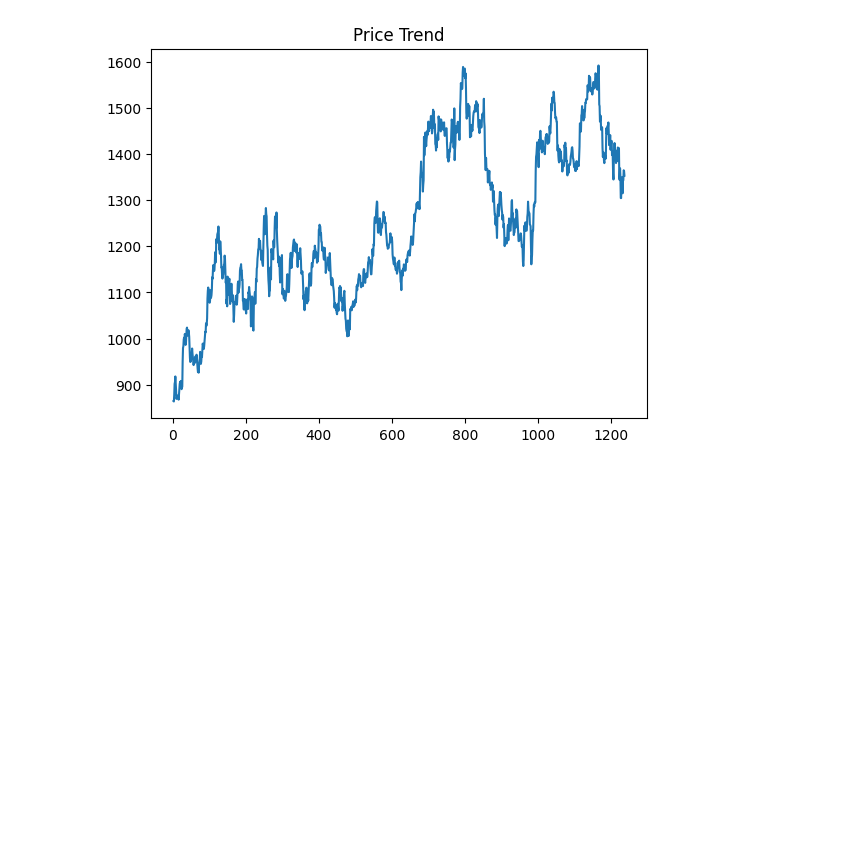
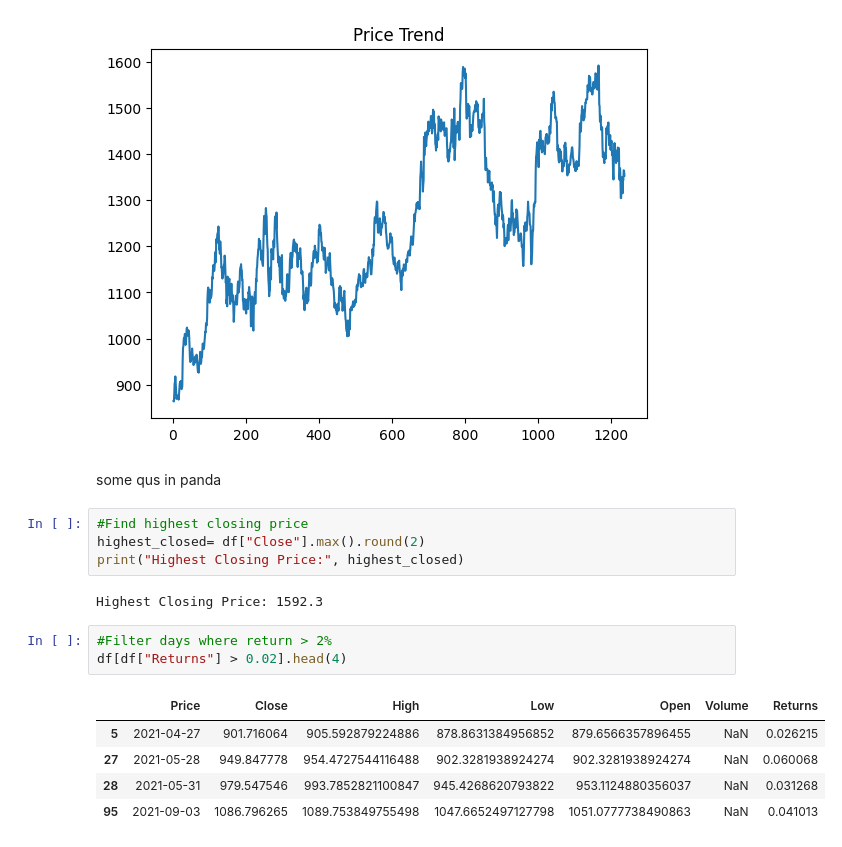
Before and after one commit to sachin23-an/Quant-Foundations, a Jupyter notebook: notebooks/day-03-pandas.ipynb, the cells around one changed output. Cells and saved outputs as stored; diff of their text form; blank space fills up the shorter version.

Commit message:
Day 3: pandas basics, data inspection, returns calculation

```diff
--- a/notebooks/day-03-pandas.ipynb
+++ b/notebooks/day-03-pandas.ipynb
@@ -137,3 +137,20 @@ plt.title("Price Trend")
 plt.show()
 # %% [output]
 [figure]
+# %% [markdown]
+some qus in panda
+# %%
+#Find highest closing price
+highest_closed= df["Close"].max().round(2)
+print("Highest Closing Price:", highest_closed)
+# %% [output]
+Highest Closing Price: 1592.3
+# %%
+#Filter days where return > 2%
+df[df["Returns"] > 0.02].head(4)
+# %% [output]
+|  | Price | Close | High | Low | Open | Volume | Returns |
+| 5 | 2021-04-27 | 901.716064 | 905.592879224886 | 878.8631384956852 | 879.6566357896455 | NaN | 0.026215 |
+| 27 | 2021-05-28 | 949.847778 | 954.4727544116488 | 902.3281938924274 | 902.3281938924274 | NaN | 0.060068 |
+| 28 | 2021-05-31 | 979.547546 | 993.7852821100847 | 945.4268620793822 | 953.1124880356037 | NaN | 0.031268 |
+| 95 | 2021-09-03 | 1086.796265 | 1089.753849755498 | 1047.6652497127798 | 1051.0777738490863 | NaN | 0.041013 |
```
